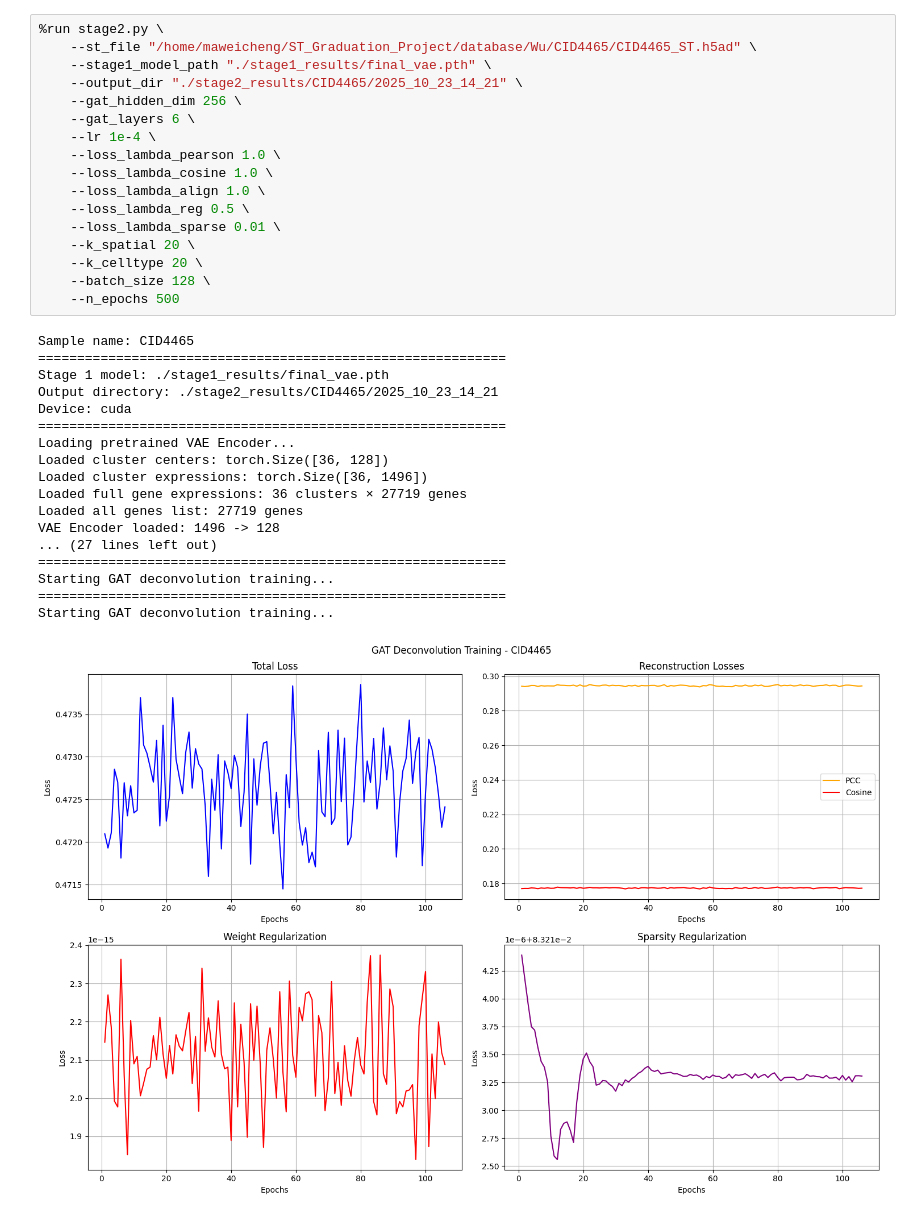
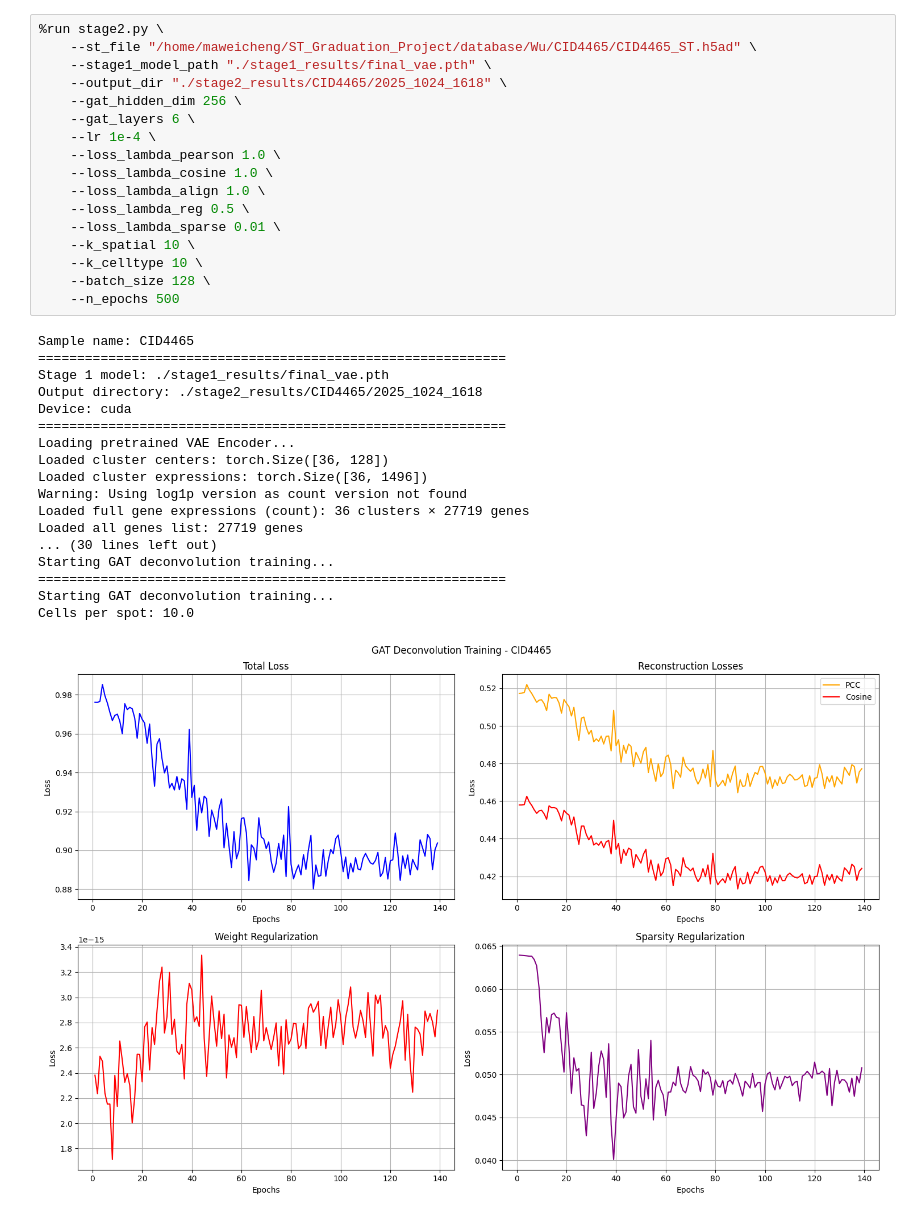
Before and after one commit to KuangQuanS/Spagraph, a Jupyter notebook: SC_MAP_ST/run.ipynb, the cells around one changed output. Saved outputs shown, nothing was run; the diff lists cells and outputs as text.

```diff
--- a/SC_MAP_ST/run.ipynb
+++ b/SC_MAP_ST/run.ipynb
@@ -42,38 +45,38 @@ Saving model to: ./stage1_results/final_vae.pth
 # %%
 %run stage2.py \
     --st_file "/home/maweicheng/ST_Graduation_Project/database/Wu/CID4465/CID4465_ST.h5ad" \
     --stage1_model_path "./stage1_results/final_vae.pth" \
-    --output_dir "./stage2_results/CID4465/2025_10_23_14_21" \
+    --output_dir "./stage2_results/CID4465/2025_1024_1618" \
     --gat_hidden_dim 256 \
     --gat_layers 6 \
     --lr 1e-4 \
     --loss_lambda_pearson 1.0 \
     --loss_lambda_cosine 1.0 \
     --loss_lambda_align 1.0 \
     --loss_lambda_reg 0.5 \
     --loss_lambda_sparse 0.01 \
-    --k_spatial 20 \
-    --k_celltype 20 \
+    --k_spatial 10 \
+    --k_celltype 10 \
     --batch_size 128 \
     --n_epochs 500
 # %% [output]
 Sample name: CID4465
 ============================================================
 Stage 1 model: ./stage1_results/final_vae.pth
-Output directory: ./stage2_results/CID4465/2025_10_23_14_21
+Output directory: ./stage2_results/CID4465/2025_1024_1618
 Device: cuda
 ============================================================
 Loading pretrained VAE Encoder...
 Loaded cluster centers: torch.Size([36, 128])
 Loaded cluster expressions: torch.Size([36, 1496])
-Loaded full gene expressions: 36 clusters × 27719 genes
+Warning: Using log1p version as count version not found
+Loaded full gene expressions (count): 36 clusters × 27719 genes
 Loaded all genes list: 27719 genes
-VAE Encoder loaded: 1496 -> 128
-... (27 lines left out)
-============================================================
+... (30 lines left out)
 Starting GAT deconvolution training...
 ============================================================
 Starting GAT deconvolution training...
+Cells per spot: 10.0
-[figure, old version]
+[figure, new version]
 ============================================================
 Evaluating model results...
```
Also changed, not shown: parts of 2 cells of this notebook, 2 other files.
